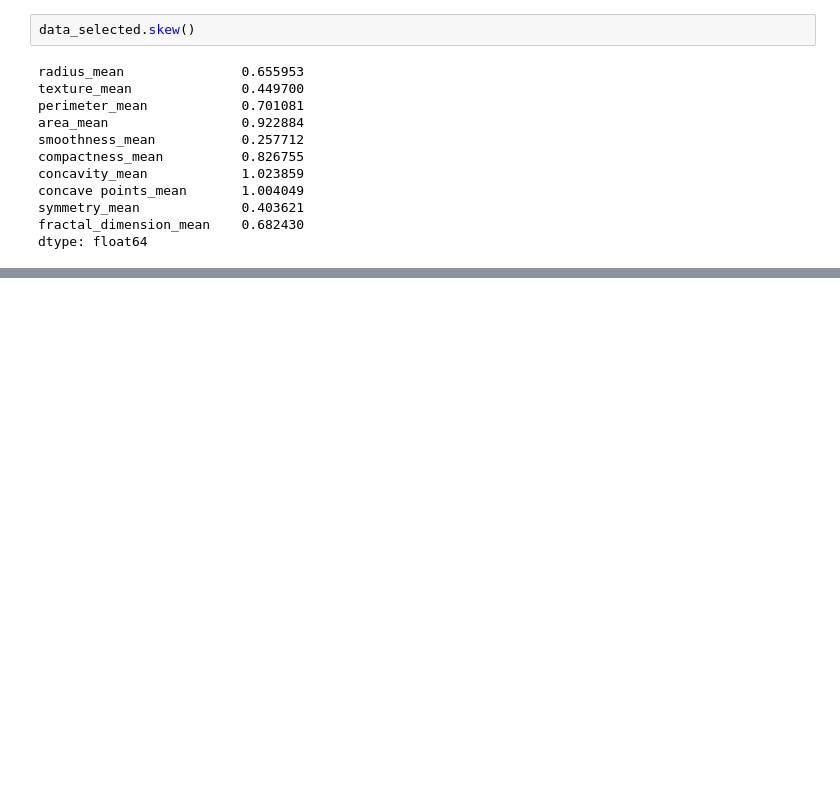
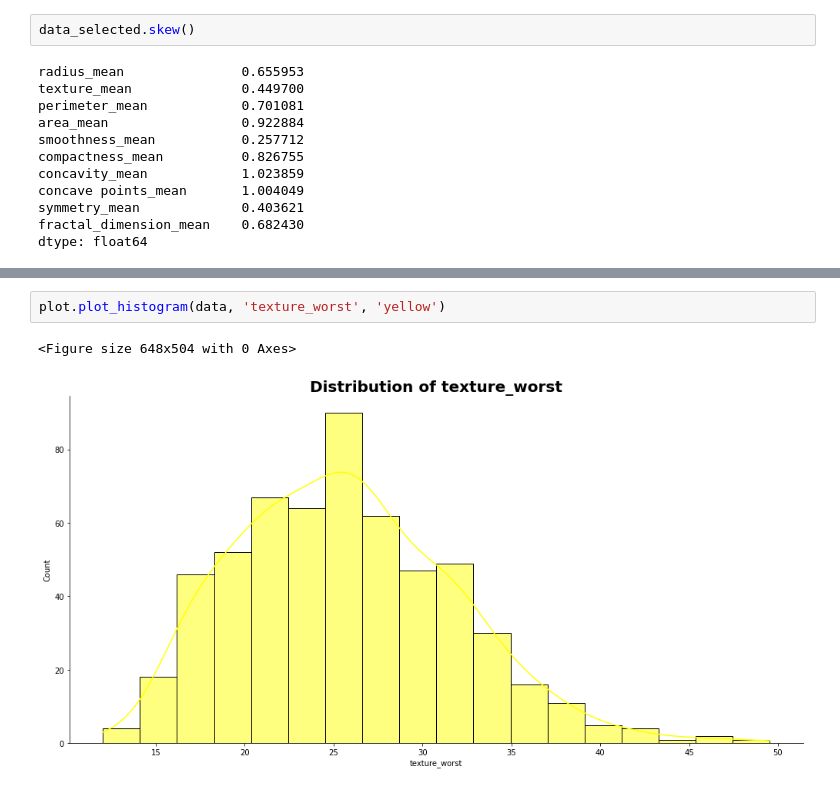
Before and after one commit to miz-ab/week_7-Casualty, a Jupyter notebook: notebooks/EDA.ipynb, the cells around one changed output, grey strips where cells are left out. Drawn from its saved outputs; the diff is of its cells as text; blank space fills up the shorter version.

```diff
--- a/notebooks/EDA.ipynb
+++ b/notebooks/EDA.ipynb
@@ -218,0 +228,5 @@ plot.plot_hist(data_selected, 'radius_mean', 'green')
+# %%
+plot.plot_histogram(data, 'texture_worst', 'yellow')
+# %% [output]
+<Figure size 648x504 with 0 Axes>
+[figure, added]
```
Also changed, not shown: parts of 3 cells of this notebook, 1 other file.
